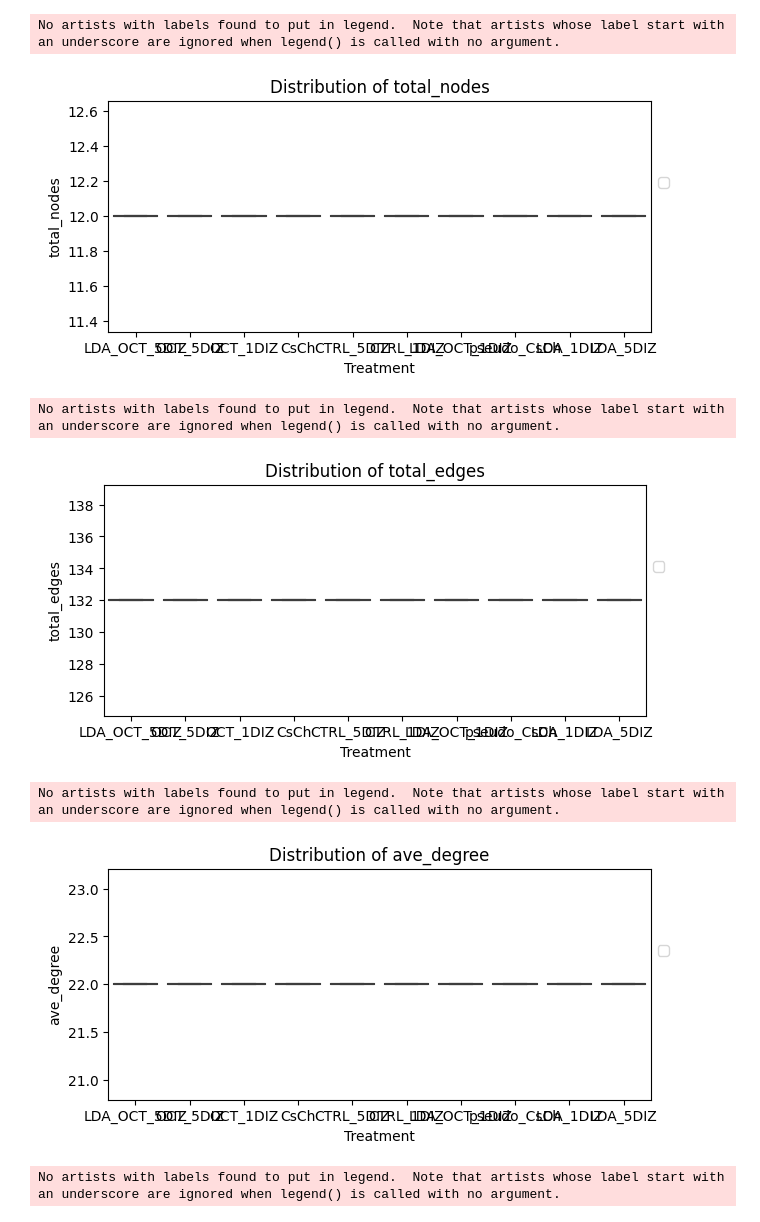
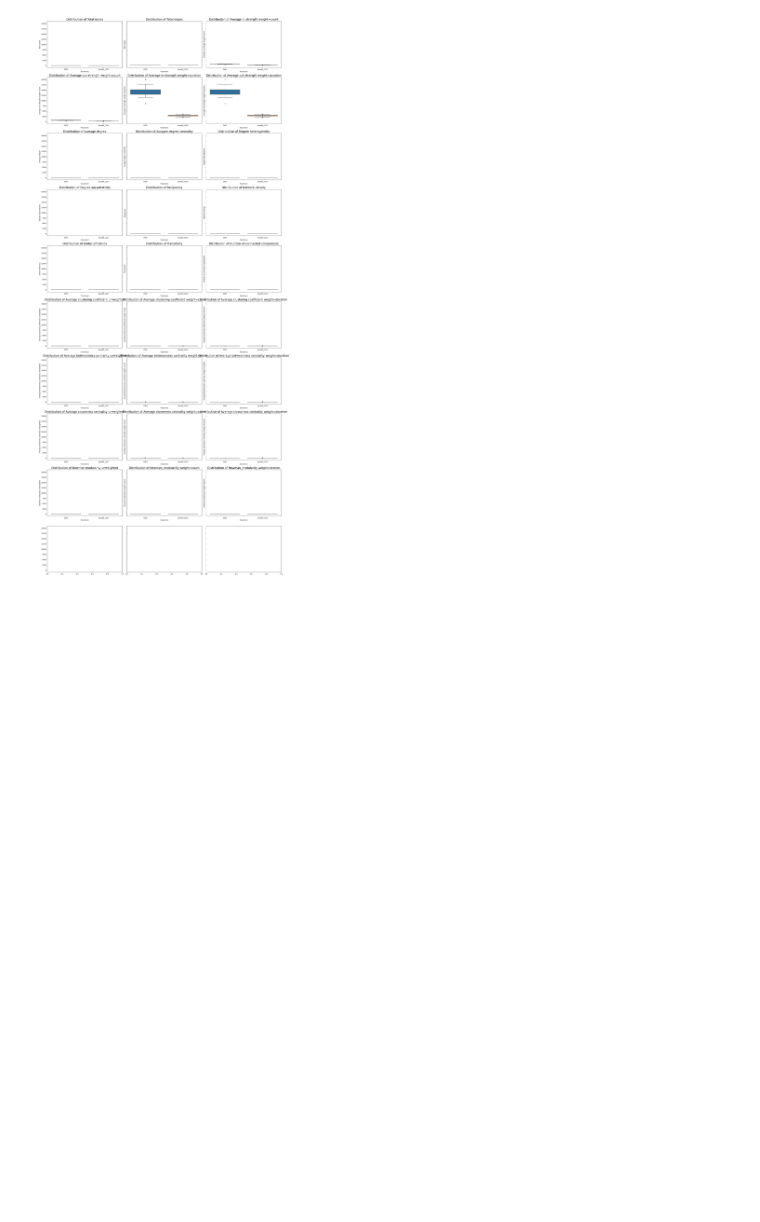
Before and after one commit to milanXpetrovic/drosophila-social-network-analysis, a Jupyter notebook: notebooks/SKUPA/static_global_measures_boxplot.ipynb, the cells around one changed output. Drawn from its saved outputs; the diff is of its cells as text; code cells hidden in the pictures; blank space fills up the shorter version.

```diff
--- a/notebooks/SKUPA/static_global_measures_boxplot.ipynb
+++ b/notebooks/SKUPA/static_global_measures_boxplot.ipynb
@@ -1,44 +1,51 @@
 # %%
 import os
 import toml
 import pandas as pd
 import seaborn as sns
-from itertools import combinations
 import matplotlib.pyplot as plt
-from scipy.stats import ttest_ind
 
 from src import settings
 from src.utils import fileio
 
 CONFIG_PATH = os.path.join(settings.CONFIG_DIR, "main.toml")
 with open(CONFIG_PATH, "r") as file:
     config = toml.load(file)
+
 INPUT_PATH = os.path.join(settings.RESULTS_DIR, "global_measures")
 all_treatments = fileio.load_files_from_folder(INPUT_PATH)
-treatment_dataframes = pd.DataFrame()
-for treatmen_name, treatment_path in all_treatments.items():
-    df = pd.read_csv(treatment_path).rename(columns={"Unnamed: 0": "Group"})
-    df['Treatment'] = treatmen_name.replace(".csv", "")
-    treatment_dataframes = pd.concat([treatment_dataframes, df])
 
-treatments = treatment_dataframes.Treatment.unique()
-treatment_dataframes = treatment_dataframes.set_index('Treatment')
-treatment_dataframes = treatment_dataframes.set_index('Group', append=True)
+# Initialize a list to store dataframes for selected treatments
+dataframes = []
 
-combined_data_reset = treatment_dataframes.reset_index()
-for measure_name in treatment_dataframes.columns:
-    plt.figure(figsize=(7, 3))
-    sns.boxplot(data=combined_data_reset, x="Treatment", y=measure_name)
-    plt.xlabel("Treatment")
-    plt.ylabel(measure_name)
-    plt.title(f'Distribution of {measure_name}')
-    plt.legend(bbox_to_anchor=(1.0, 0.7), loc='upper left')
-    plt.show()
+for treatment_name, treatment_path in all_treatments.items():
+    treatment_name = treatment_name.replace(".csv", "")
+    if treatment_name in config["TREATMENTS"]:
+        df = pd.read_csv(treatment_path, index_col=0)
+        df['Treatment'] = treatment_name
+        dataframes.append(df)
+
+combined_data = pd.concat(dataframes)
+combined_data_reset = combined_data.reset_index()
+measure_names = combined_data.columns.tolist()
+
+num_plots = len(measure_names)
+num_rows = (num_plots + 2) // 3
+num_cols = min(3, num_plots)
+
+fig, axes = plt.subplots(num_rows, num_cols, figsize=(22, 5 * num_rows), sharey=True)
+axes = axes.flatten()
+
+for i, measure_name in enumerate(measure_names):
+    if measure_name == "Treatment":
+        continue
+    ax = axes[i]
+    sns.boxplot(data=combined_data_reset, x="Treatment", y=measure_name, ax=ax)
+    ax.set_xlabel("Treatment")
+    ax.set_ylabel(measure_name)
+    ax.set_title(f'Distribution of {measure_name}', fontsize=18)
+
+plt.tight_layout()
+plt.show()
 # %% [output]
-No artists with labels found to put in legend.  Note that artists whose label start with an underscore are ignored when legend() is called with no argument.
-[figure, old version]
+[figure, new version]
-No artists with labels found to put in legend.  Note that artists whose label start with an underscore are ignored when legend() is called with no argument.
-[figure, removed]
-No artists with labels found to put in legend.  Note that artists whose label start with an underscore are ignored when legend() is called with no argument.
-[figure, removed]
-No artists with labels found to put in legend.  Note that artists whose label start with an underscore are ignored when legend() is called with no argument.
```
Also changed, not shown: parts of 1 cell of this notebook, 33 other files.
